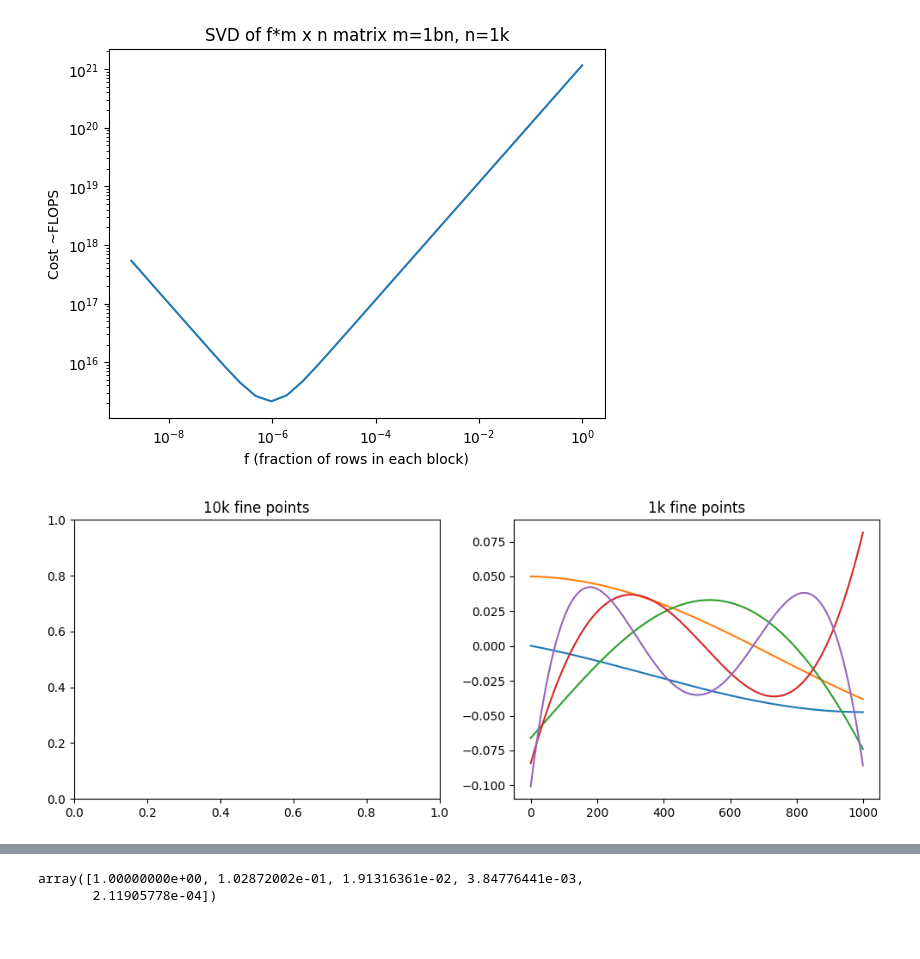
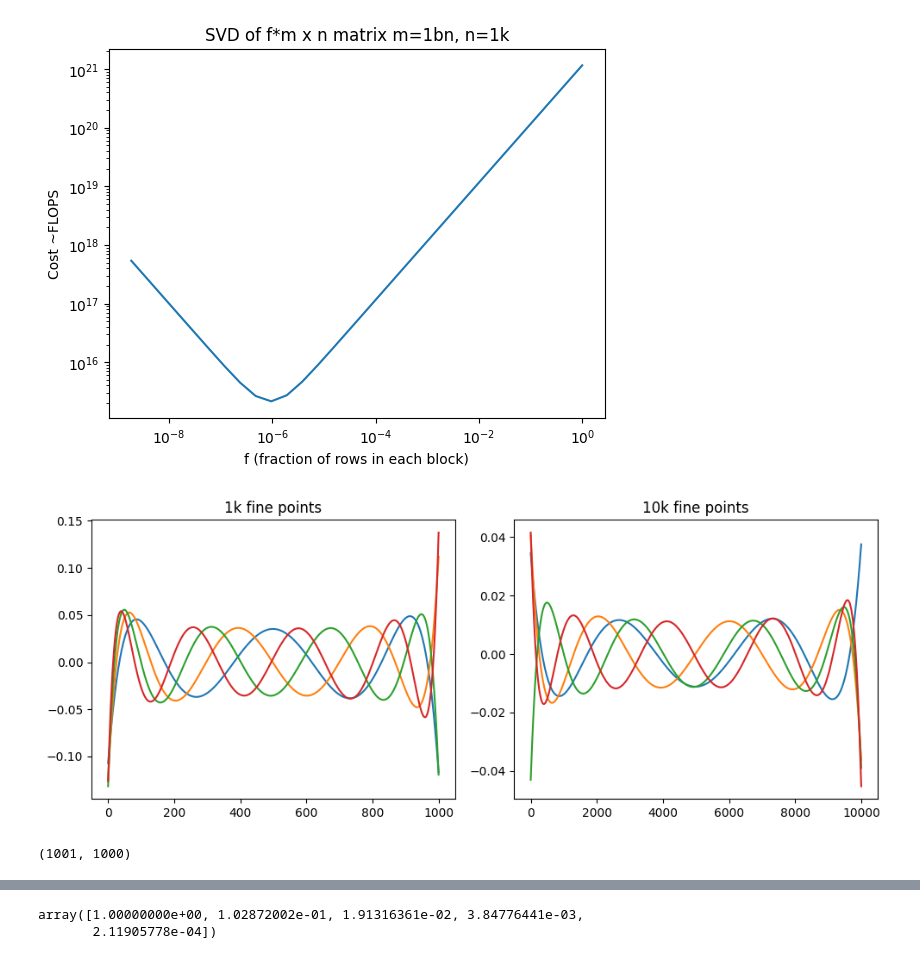
Before and after one commit to mohanagr/braindump, a Jupyter notebook: corr func flicker noise-SVD-data_gen.ipynb, the cells around one changed output, grey strips where cells are left out. Drawn from its saved outputs; the diff is of its cells as text; code cells hidden in the pictures.

```diff
--- a/corr func flicker noise-SVD-data_gen.ipynb
+++ b/corr func flicker noise-SVD-data_gen.ipynb
@@ -102,5 +124,5 @@ Cinv=np.linalg.inv(C)
 # %%
-npoints=1000
+npoints=10000
 dtaus=np.arange(1,npoints+1)/npoints
 coeff_arr = np.zeros((len(dtaus),N//2))
 my_tau = taus[:N//2].copy()
@@ -112,0 +131,7 @@ array([0.1, 0.2, 0.3, 0.4, 0.5, 0.6, 0.7, 0.8, 0.9, 1. ])
+# %%
+dtaus=np.sort(np.random.rand(npoints))
+# %%
+vec=get_acf(my_tau,f1,f2)
+vec=vec[::-1]
+coeff=Cinv@vec
+print(coeff.shape)
@@ -117,3 +144,7 @@ for i,dtau in enumerate(dtaus):
     vec=vec[::-1]
     coeff=Cinv@vec
     coeff_arr[i,:]=coeff
+# %%
+coeff_arr[0,:]=0
+coeff_arr[0,-1]=1
+print(coeff_arr)
@@ -178,12 +203,16 @@ Text(0, 0.5, 'Cost ~FLOPS')
 # %%
 f=plt.gcf()
 f.set_size_inches(10,4)
 plt.subplot(121)
+plt.title("1k fine points")
+plt.plot(u[:,6:10])
+plt.subplot(122)
 plt.title("10k fine points")
-# plt.plot(u[:,:5])
-plt.subplot(122)
-plt.title("1k fine points")
-plt.plot(u1[:,:5])
+plt.plot(-u1[:,6:10])
 plt.tight_layout()
 # %% [output]
-[figure, old version]
+[figure, new version]
+# %%
+coeff_arr.shape
+# %% [output]
+(1001, 1000)
```
Also changed, not shown: parts of 26 cells of this notebook, 3 other files.
